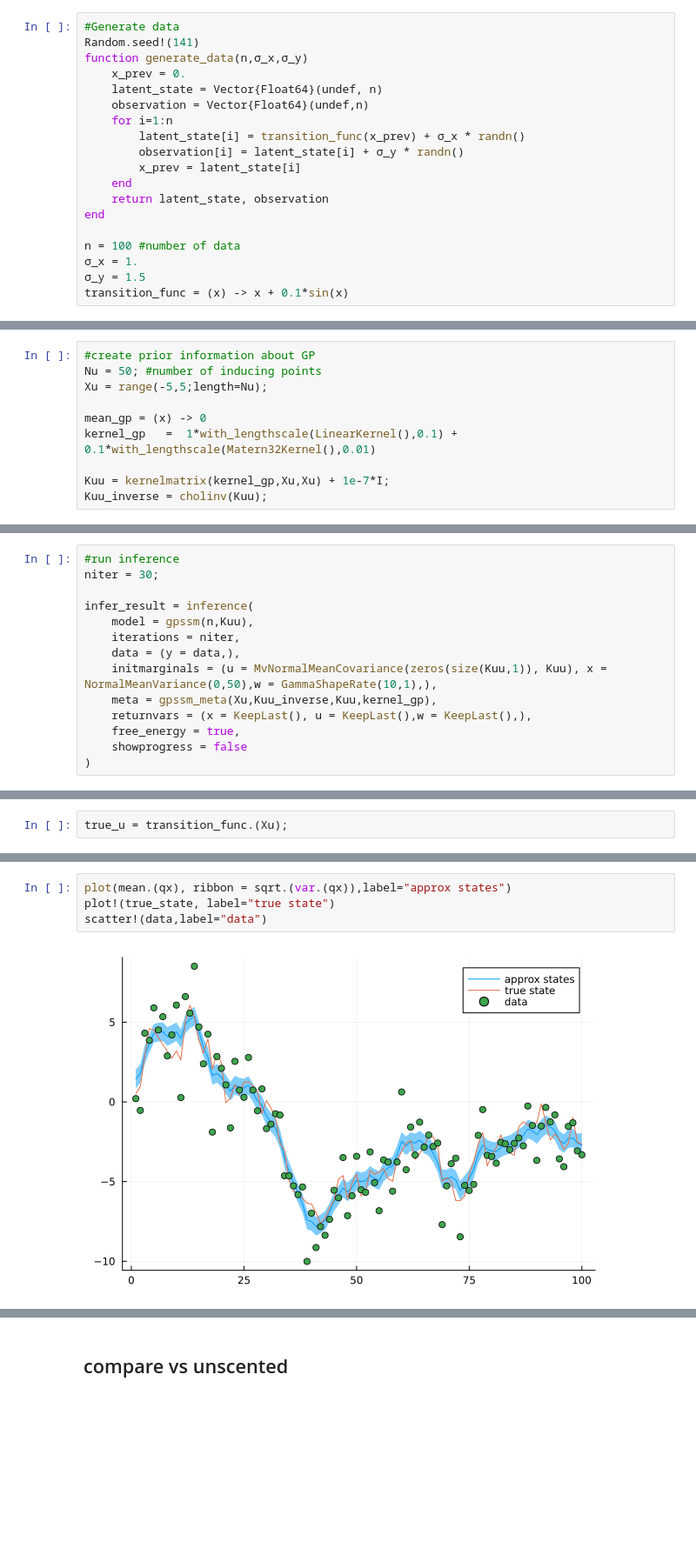
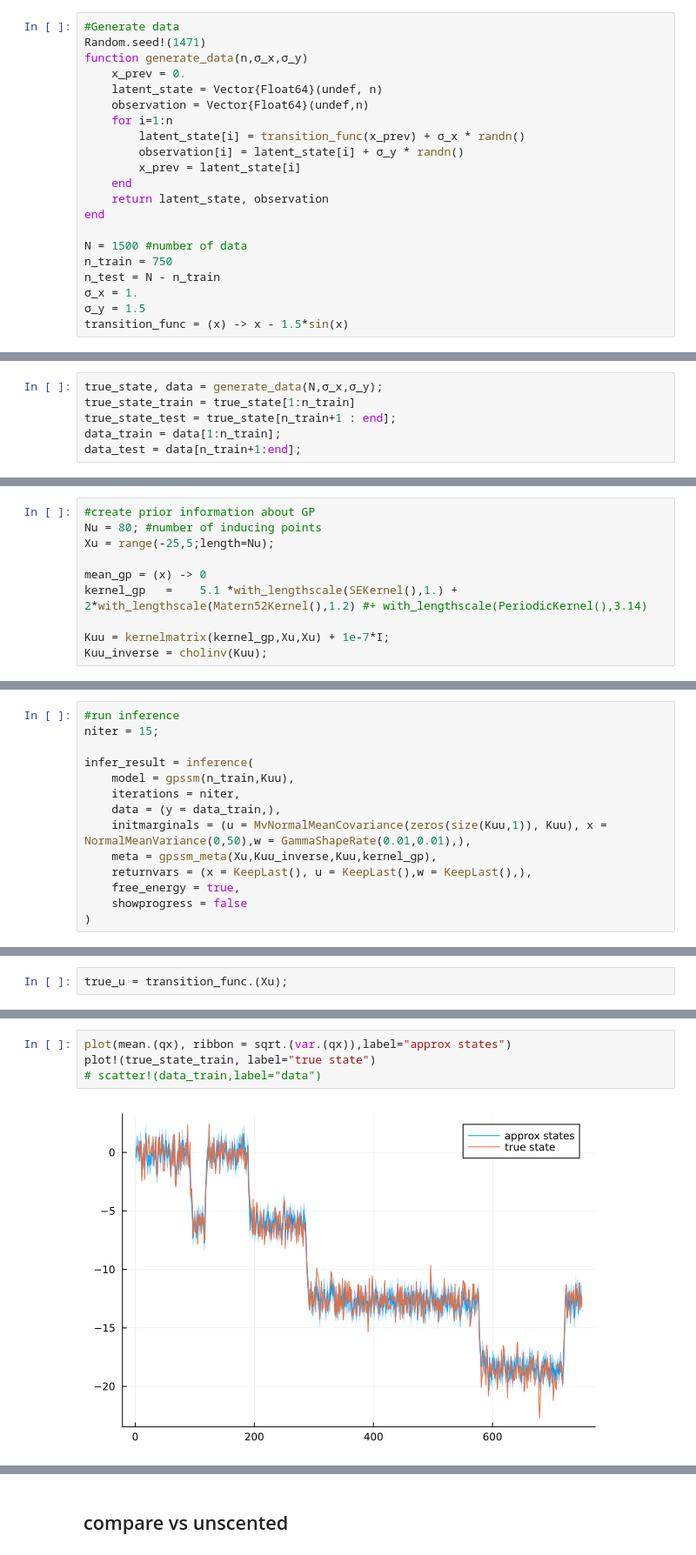
Before and after one commit to biaslab/GaussianProcessNode, a Jupyter notebook: GP as transition function.ipynb, the cells around one changed output, grey strips where cells are left out. Shown at 87% size. Cells and saved outputs as stored; diff of their text form; blank space fills up the shorter version.

```diff
--- a/GP as transition function.ipynb
+++ b/GP as transition function.ipynb
@@ -13,6 +14,6 @@ import ReactiveMP: approximate_meancov
 # %%
 #Generate data
-Random.seed!(141)
+Random.seed!(1471)
 function generate_data(n,σ_x,σ_y)
     x_prev = 0.
     latent_state = Vector{Float64}(undef, n)
@@ -25,8 +26,10 @@ function generate_data(n,σ_x,σ_y)
     return latent_state, observation
 end
 
-n = 100 #number of data
+N = 1500 #number of data
+n_train = 750
+n_test = N - n_train
 σ_x = 1.
 σ_y = 1.5
-transition_func = (x) -> x + 0.1*sin(x)
+transition_func = (x) -> x - 1.5*sin(x)
 # %% [output]
@@ -36,3 +37,9 @@ true_state, data = generate_data(n,σ_x,σ_y);
+# %%
+true_state, data = generate_data(N,σ_x,σ_y);
+true_state_train = true_state[1:n_train]
+true_state_test = true_state[n_train+1 : end];
+data_train = data[1:n_train];
+data_test = data[n_train+1:end];
 # %%
 scatter(data)
 plot!(true_state)
@@ -218,11 +233,11 @@ end
 end
 # %%
 #create prior information about GP
-Nu = 50; #number of inducing points
-Xu = range(-5,5;length=Nu);
+Nu = 80; #number of inducing points
+Xu = range(-25,5;length=Nu);
 
 mean_gp = (x) -> 0
-kernel_gp   =  1*with_lengthscale(LinearKernel(),0.1) + 0.1*with_lengthscale(Matern32Kernel(),0.01)
+kernel_gp   =    5.1 *with_lengthscale(SEKernel(),1.) + 2*with_lengthscale(Matern52Kernel(),1.2) #+ with_lengthscale(PeriodicKernel(),3.14)
 
 Kuu = kernelmatrix(kernel_gp,Xu,Xu) + 1e-7*I;
 Kuu_inverse = cholinv(Kuu);
@@ -242,13 +254,13 @@ function ReactiveMP.prod(::ProdAnalytical, left::UnivariateGaussianDistributions
 end
 # %%
 #run inference
-niter = 30;
+niter = 15;
 
 infer_result = inference(
-    model = gpssm(n,Kuu),
+    model = gpssm(n_train,Kuu),
     iterations = niter,
-    data = (y = data,),
-    initmarginals = (u = MvNormalMeanCovariance(zeros(size(Kuu,1)), Kuu), x = NormalMeanVariance(0,50),w = GammaShapeRate(10,1),),
+    data = (y = data_train,),
+    initmarginals = (u = MvNormalMeanCovariance(zeros(size(Kuu,1)), Kuu), x = NormalMeanVariance(0,50),w = GammaShapeRate(0.01,0.01),),
     meta = gpssm_meta(Xu,Kuu_inverse,Kuu,kernel_gp),
     returnvars = (x = KeepLast(), u = KeepLast(),w = KeepLast(),),
     free_energy = true,
@@ -279,7 +297,7 @@ plot!(Xu,true_u,label="True function values")
 # %%
 plot(mean.(qx), ribbon = sqrt.(var.(qx)),label="approx states")
-plot!(true_state, label="true state")
-scatter!(data,label="data")
+plot!(true_state_train, label="true state")
+# scatter!(data_train,label="data")
 # %% [output]
-[figure, old version]
+[figure, new version]
 # %%
```
Also changed, not shown: parts of 29 cells of this notebook.
